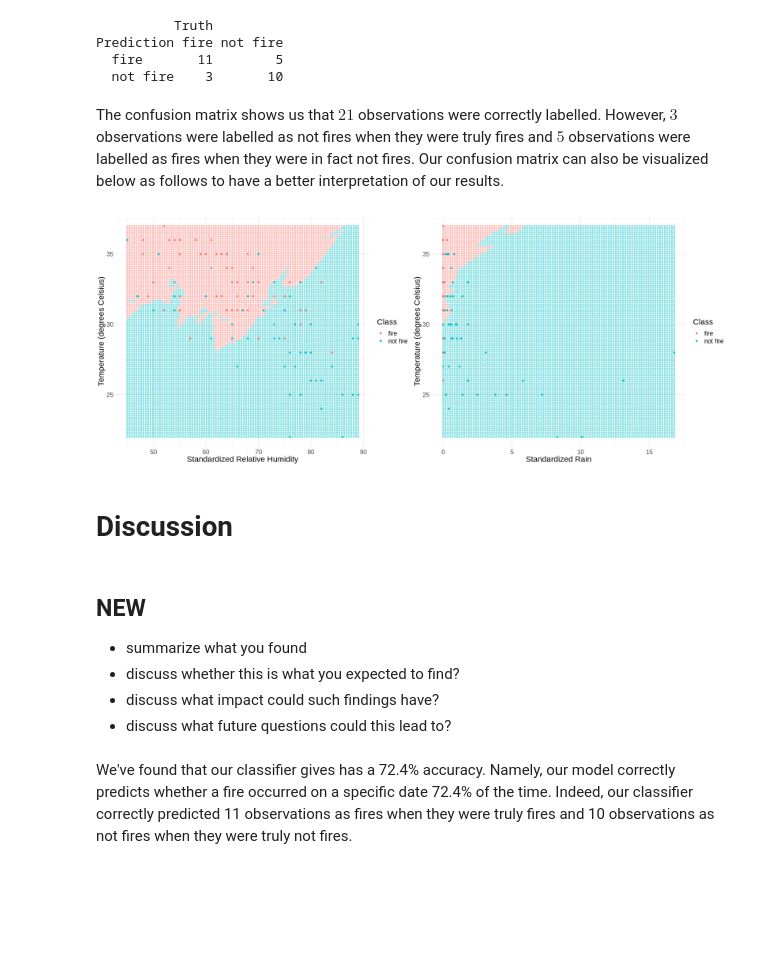
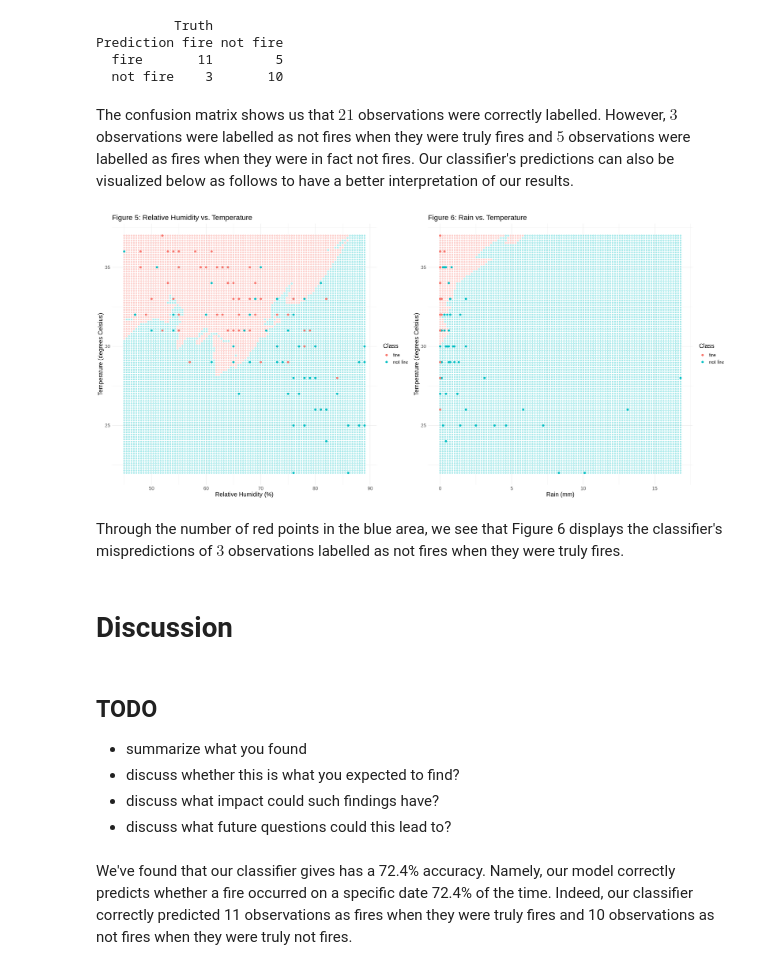
Before and after one commit to a-kong/dsci100-project, a Jupyter notebook: report.ipynb, the cells around one changed output. Saved outputs shown, nothing was run; the diff lists cells and outputs as text; code cells hidden in the pictures; blank space fills up the shorter version.

Commit message:
edited decision boundary plot and added TODOs

```diff
--- a/report.ipynb
+++ b/report.ipynb
@@ -260,17 +279,11 @@ Prediction fire not fire
   fire       11        5
   not fire    3       10
 # %% [markdown]
-The confusion matrix shows us that $21$ observations were correctly labelled. However, $3$ observations were labelled as not fires when they were truly fires and $5$ observations were labelled as fires when they were in fact not fires. Our confusion matrix can also be visualized below as follows to have a better interpretation of our results.
+The confusion matrix shows us that $21$ observations were correctly labelled. However, $3$ observations were labelled as not fires when they were truly fires and $5$ observations were labelled as fires when they were in fact not fires. Our classifier's predictions can also be visualized below as follows to have a better interpretation of our results.
 # %%
-options(repr.plot.width = 20, repr.plot.height = 8)
-# conf_plot <-  autoplot(bejaia_conf, type = "heatmap") +
-#               scale_fill_gradient(low="#FBBFB2", high = "#F96E50") +
-#               ggtitle("Figure 5: Visualization of the Confusion Matrix") +
-#               theme(legend.position = "right") +
-#               labs(fill="Frequency") +
-#               theme(text=element_text(size=15))
-# conf_plot
+options(repr.plot.width = 22, repr.plot.height = 10)
 
+# Relative Humidity vs. Temperature
 bejaia_recipe_2 <- recipe(Classes ~ Temperature + RH, data = bejaia_train) %>%
                  step_center(all_predictors()) %>%
                  step_scale(all_predictors())
@@ -279,8 +292,8 @@ RH_seq <- seq(from = min(bejaia_fire_tidy$RH, na.rm = TRUE),
              to = max(bejaia_fire_tidy$RH, na.rm = TRUE),
              length.out = 100)
 Temperature_seq <- seq(from = min(bejaia_fire_tidy$Temperature, na.rm = TRUE),
-             to = max(bejaia_fire_tidy$Temperature, na.rm = TRUE),
-             length.out = 100)
+                         to = max(bejaia_fire_tidy$Temperature, na.rm = TRUE),
+                         length.out = 100)
 
 grid_points <- expand.grid(RH = RH_seq,
                            Temperature = Temperature_seq)
@@ -293,63 +306,59 @@ grid_predicted <- workflow() %>%
                 cbind(grid_points)
 
 grid_humidity_plot <- grid_predicted %>%
-    ggplot(aes(x = RH,
-               y = Temperature,
-               color = .pred_class)) +
-    geom_point(alpha=0.4) +
+    ggplot(aes(x = RH, y = Temperature, color = .pred_class)) +
+    geom_point(alpha = 0.3) +
     geom_point(data = bejaia_fire_tidy,
-               aes(x = RH,
-                   y = Temperature,
-                   color = Classes)) +
+               aes(x = RH, y = Temperature, color = Classes),
+               size = 2) +
+    ggtitle("Figure 5: Relative Humidity vs. Temperature") +
     theme_minimal() +
-    labs(y = "Temperature (degrees Celsius)",
-         x = "Standardized Relative Humidity",
-         colour = "Class") +
-    theme(text=element_text(size=18))
+    labs(x = "Relative Humidity (%)", y = "Temperature (degrees Celsius)", colour = "Class") +
+    theme(text = element_text(size = 15))
 
+# Rain vs. Temperature
 bejaia_recipe_3 <- recipe(Classes ~ Temperature + Rain, data = bejaia_train) %>%
                  step_center(all_predictors()) %>%
                  step_scale(all_predictors())
 
 Rain_seq <- seq(from = min(bejaia_fire_tidy$Rain, na.rm = TRUE),
              to = max(bejaia_fire_tidy$Rain, na.rm = TRUE),
              length.out = 100)
 Temperature_seq <- seq(from = min(bejaia_fire_tidy$Temperature, na.rm = TRUE),
-             to = max(bejaia_fire_tidy$Temperature, na.rm = TRUE),
-             length.out = 100)
+                         to = max(bejaia_fire_tidy$Temperature, na.rm = TRUE),
+                         length.out = 100)
 
 grid_points <- expand.grid(Rain = Rain_seq,
                            Temperature = Temperature_seq)
 
 grid_predicted <- workflow() %>%
                 add_recipe(bejaia_recipe_3) %>%
                 add_model(bejaia_spec_best) %>%
                 fit(data = bejaia_train) %>%
                 predict(new_data = grid_points) %>%
                 cbind(grid_points)
 
 grid_rain_plot <- grid_predicted %>%
-    ggplot(aes(x = Rain,
-               y = Temperature,
-               color = .pred_class)) +
-    geom_point(alpha=0.4) +
+    ggplot(aes(x = Rain, y = Temperature, color = .pred_class)) +
+    geom_point(alpha = 0.3) +
     geom_point(data = bejaia_fire_tidy,
-               aes(x = Rain,
-                   y = Temperature,
-                   color = Classes)) +
+               aes(x = Rain, y = Temperature, color = Classes),
+               size = 2) +
+    ggtitle("Figure 6: Rain vs. Temperature") +
     theme_minimal() +
-    labs(y = "Temperature (degrees Celsius)",
-         x = "Standardized Rain",
-         colour = "Class") +
-    theme(text=element_text(size=18))
+    labs(x = "Rain (mm)", y = "Temperature (degrees Celsius)", colour = "Class") +
+    theme(text = element_text(size = 15))
 
 plot_grid(grid_humidity_plot, grid_rain_plot)
 # %% [output]
-[figure, old version]
+[figure, new version]
+# %% [markdown]
+
+Through the number of red points in the blue area, we see that Figure 6 displays the classifier's mispredictions of $3$ observations labelled as not fires when they were truly fires.
 # %% [markdown]
 # Discussion
 # %% [markdown]
-## **NEW**
+## **TODO**
 - summarize what you found
 - discuss whether this is what you expected to find?
 - discuss what impact could such findings have?
```
Also changed, not shown: parts of 5 cells of this notebook.
